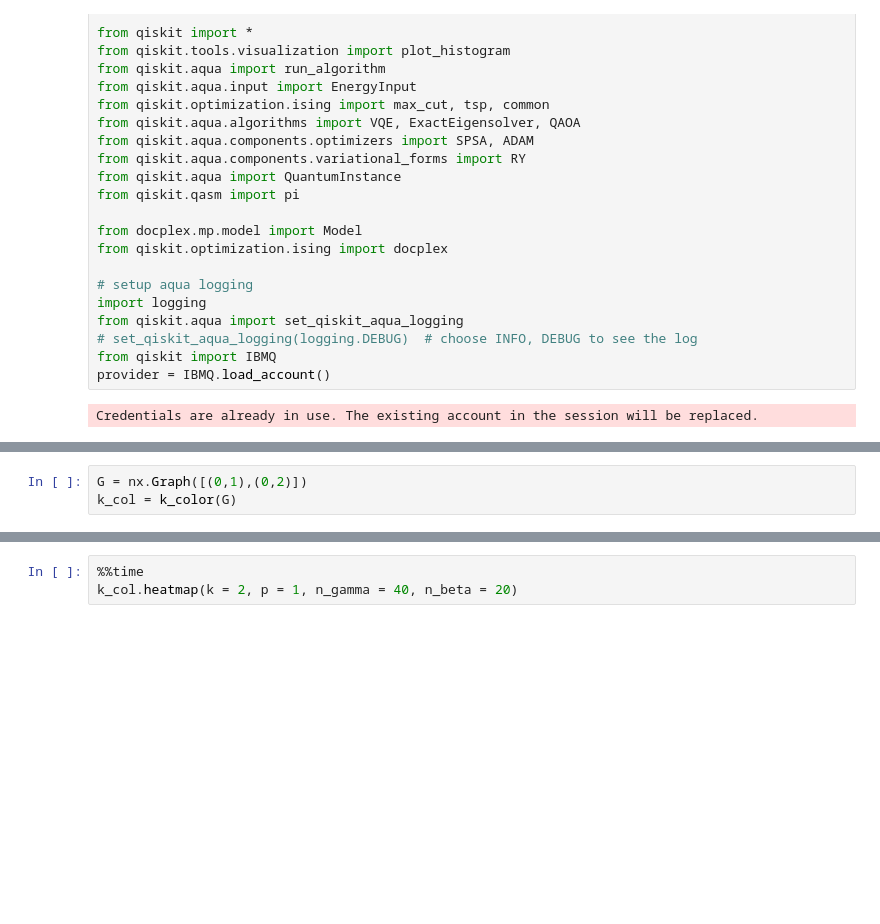
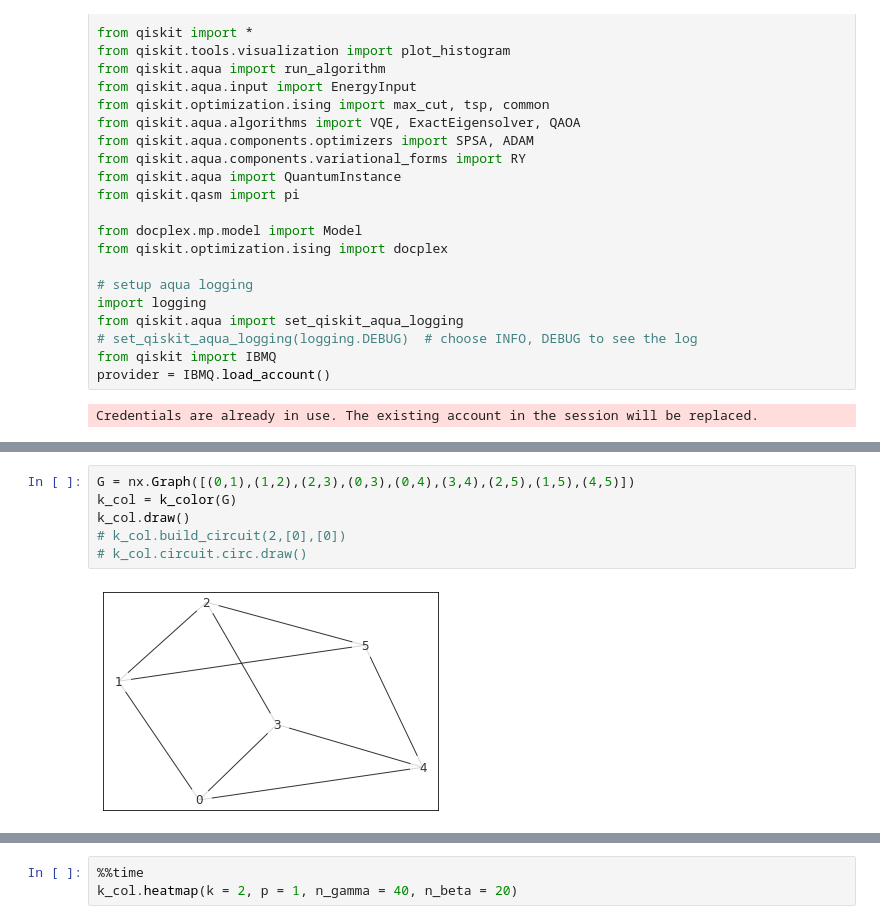
Before and after one commit to XunyiZhao/Quantum_Information_Project, a Jupyter notebook: k-colorable-subgraph.ipynb, the cells around one changed output, grey strips where cells are left out. Saved outputs shown, nothing was run; the diff lists cells and outputs as text; blank space fills up the shorter version.

```diff
--- a/k-colorable-subgraph.ipynb
+++ b/k-colorable-subgraph.ipynb
@@ -176,8 +181,13 @@ class k_color:
         plt.xlabel(r'$\gamma/\pi$')
         plt.colorbar()
         plt.show()
-# %%
-G = nx.Graph([(0,1),(0,2)])
-k_col = k_color(G)
+# %%
+G = nx.Graph([(0,1),(1,2),(2,3),(0,3),(0,4),(3,4),(2,5),(1,5),(4,5)])
+k_col = k_color(G)
+k_col.draw()
+# k_col.build_circuit(2,[0],[0])
+# k_col.circuit.circ.draw()
+# %% [output]
+[figure, added]
 # %%
 %%time
```
Also changed, not shown: parts of 5 cells of this notebook.
